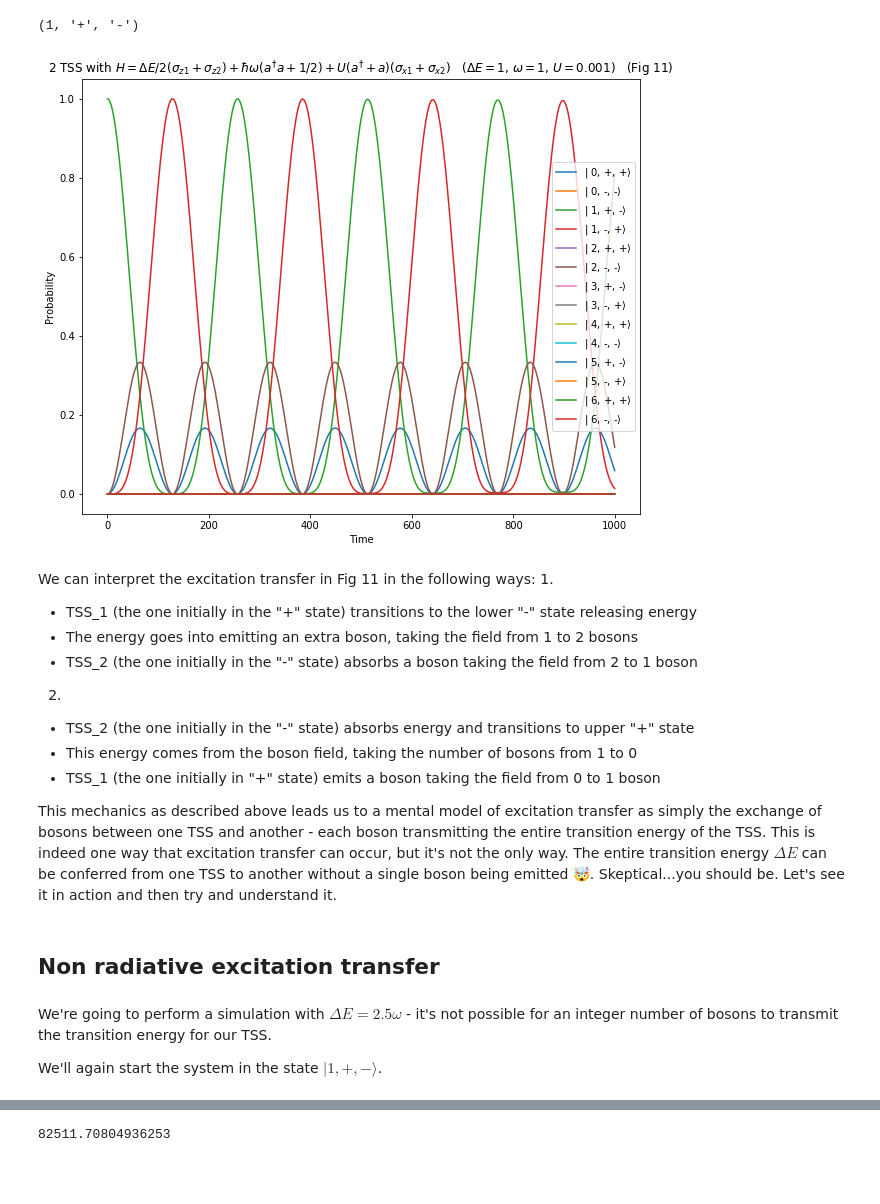
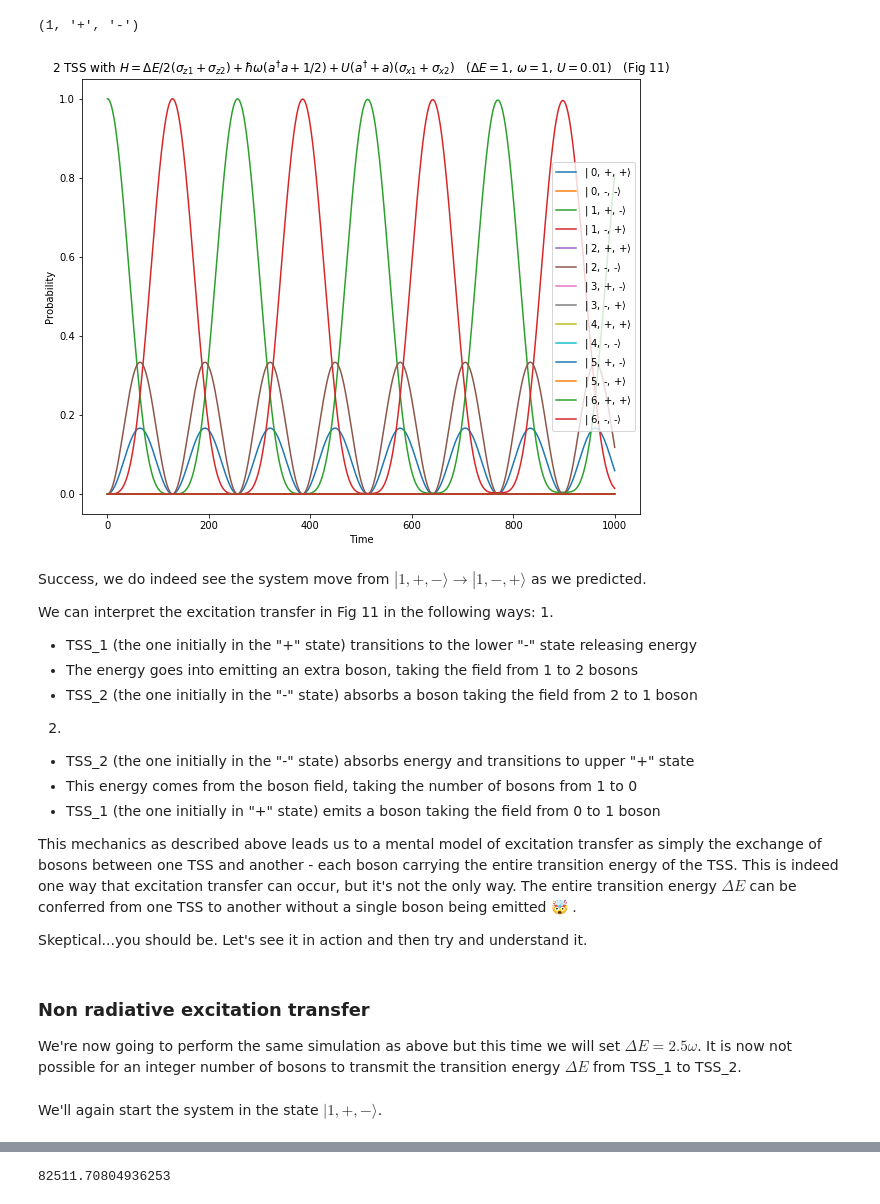
Before and after one commit to project-ida/two-state-quantum-systems, a Jupyter notebook: 05-excitation-transfer.ipynb, the cells around one changed output, grey strips where cells are left out. Drawn from its saved outputs; the diff is of its cells as text; code cells hidden in the pictures; blank space fills up the shorter version.

Commit message:
updats to ecitation transfer

```diff
--- a/05-excitation-transfer.ipynb
+++ b/05-excitation-transfer.ipynb
@@ -625,15 +636,17 @@ P, psi = simulate(H, psi0, times)
 # %%
 plt.figure(figsize=(10,8))
 for i in range(0,P.shape[0]):
     plt.plot(times, P[i,:], label=f"{ket_labels[i]}")
 plt.ylabel("Probability")
 plt.xlabel("Time")
 plt.legend(loc="right")
-plt.title(f"2 TSS with {H_latex}  ($\Delta E = 1$, $\omega=1$, $U=0.001$)   (Fig 11)")
+plt.title(f"2 TSS with {H_latex}  ($\Delta E = 1$, $\omega=1$, $U=0.01$)   (Fig 11)")
 plt.show();
 # %% [output]
-[figure, old version]
+[figure, new version]
 # %% [markdown]
+Success, we do indeed see the system move from $|1,+, - \rangle \rightarrow |1,-, + \rangle$ as we predicted.
+
 We can interpret the excitation transfer in Fig 11 in the following ways:
 1.
 
@@ -648,12 +661,14 @@ We can interpret the excitation transfer in Fig 11 in the following ways:
   - TSS_1 (the one initially in "+" state) emits a boson taking the field from 0 to 1 boson
 
 
-This mechanics as described above leads us to a mental model of excitation transfer as simply the exchange of bosons between one TSS and another - each boson transmitting the entire transition energy of the TSS. This is indeed one way that excitation transfer can occur, but it's not the only way. The entire transition energy $\Delta E$ can be conferred from one TSS to another without a single boson being emitted 🤯. Skeptical...you should be. Let's see it in action and then try and understand it.
+This mechanics as described above leads us to a mental model of excitation transfer as simply the exchange of bosons between one TSS and another - each boson carrying the entire transition energy of the TSS. This is indeed one way that excitation transfer can occur, but it's not the only way. The entire transition energy $\Delta E$ can be conferred from one TSS to another without a single boson being emitted 🤯 .
+
+Skeptical...you should be. Let's see it in action and then try and understand it.
-# %% [markdown]
-## Non radiative excitation transfer
 # %% [markdown]
-We're going to perform a simulation with $\Delta E = 2.5\omega$ - it's not possible for an integer number of bosons to transmit the transition energy for our TSS.
+### Non radiative excitation transfer
 
-We'll again start the system in the state $|1,+,- \rangle$.
+We're now going to perform the same simulation as above but this time we will set $\Delta E = 2.5\omega$. It is now not possible for an integer number of bosons to transmit the transition energy $\Delta E$ from TSS_1 to TSS_2.
 # %%
 H = 2.5*two_state_1 + 2.5*two_state_2 + 1*bosons + 0.01*interaction_1 + 0.01*interaction_2
+# %% [markdown]
+We'll again start the system in the state $|1,+,- \rangle$.
```
Also changed, not shown: parts of 20 cells of this notebook, 1 other file.
